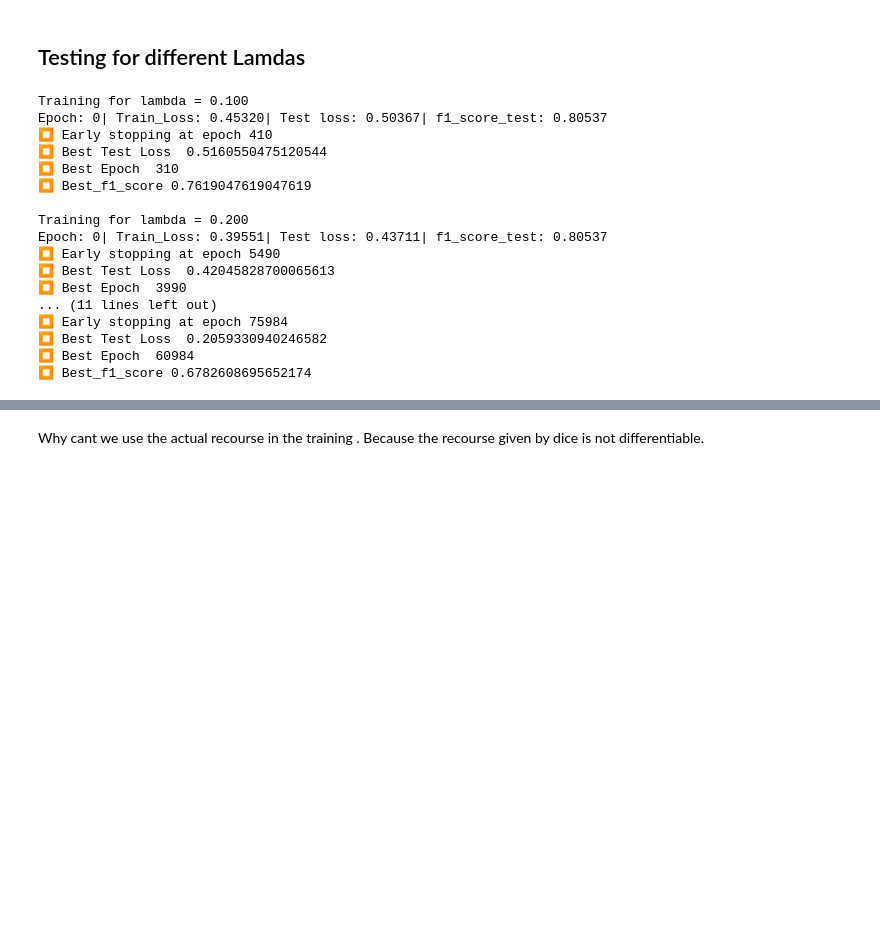
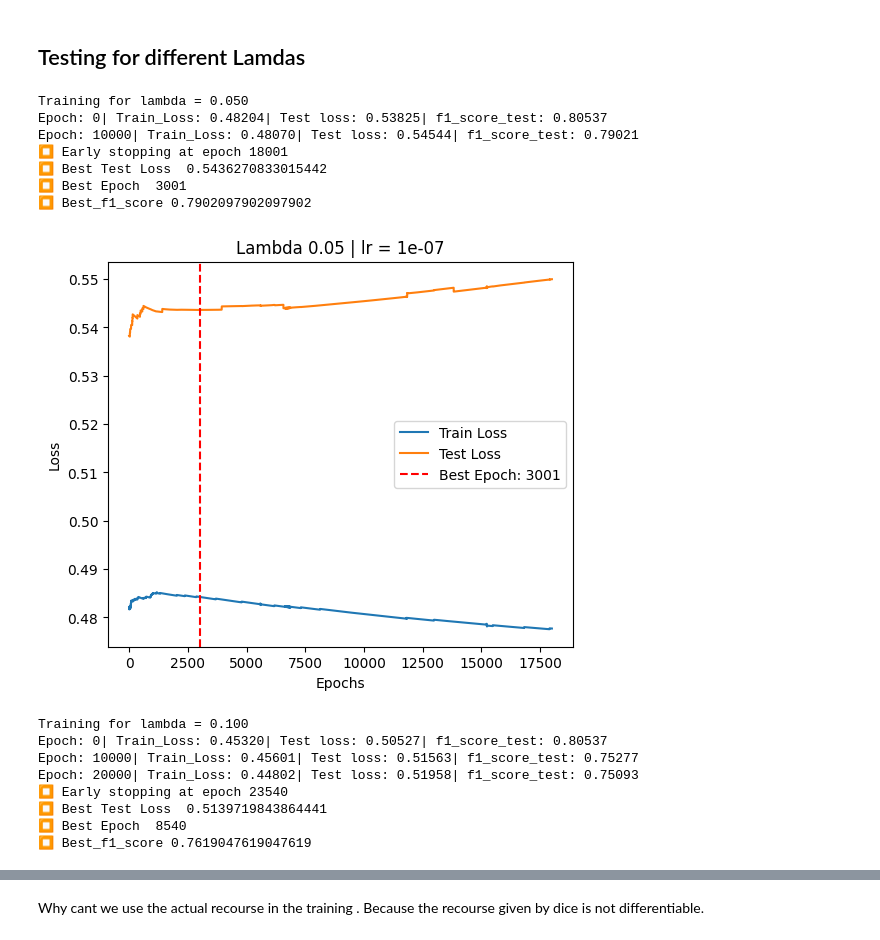
Before and after one commit to ahmedhammami2002/BachelorArbeitSoSe2025, a Jupyter notebook: ClassificationDice.ipynb, the cells around one changed output, grey strips where cells are left out. Saved outputs shown, nothing was run; the diff lists cells and outputs as text; code cells hidden in the pictures; blank space fills up the shorter version.

```diff
--- a/ClassificationDice.ipynb
+++ b/ClassificationDice.ipynb
@@ -401,21 +401,23 @@ plt.legend()
 # %% [markdown]
 ## Testing for different Lamdas
 # %%
-lambdas = [0.1,0.2,0.3]
-learning_rates = [0.000002,0.000001,0.0000002]
-patiences = [100,1500, 15000]
-starting_epochs = [100,200,3000]
-delta = [0.000001,0.001,0.001]
+lambdas = [0.05,0.1,0.15,0.2,0.25,0.3]
+lr = 0.0000001
+patience = 15000
+starting_epoch =3000
+delta = 0.001
 
 model1= NeuralNetwork(X.shape[1], 200, 2)
 model2= NeuralNetwork(X.shape[1], 200, 2)
 model3= NeuralNetwork(X.shape[1], 200, 2)
-models = [model1, model2, model3]
+model4= NeuralNetwork(X.shape[1], 200, 2)
+model5= NeuralNetwork(X.shape[1], 200, 2)
+model6= NeuralNetwork(X.shape[1], 200, 2)
+models = [model1, model2, model3, model4, model5, model6]
 best_f1_scores = []
 
-for lamda, lr, best_model , patience, starting_epoch in zip(lambdas, learning_rates, models, patiences, starting_epochs):
-
-    epochs = 500000
+for lamda, best_model in zip(lambdas, models):
+    epochs = 600000
 
     delta = 0.001
     best_test_loss = float('inf')
@@ -434,6 +436,8 @@ for lamda, lr, best_model , patience, starting_epoch in zip(lambdas, learning_ra
     loss_fn_1 = nn.CrossEntropyLoss()
     optimizer = torch.optim.Adam(loaded_model.parameters(), lr= lr)
 
+    train_losses = []
+    test_losses = []
     for epoch in range(epochs):
 
         # Refresh classification split
@@ -468,47 +472,63 @@ for lamda, lr, best_model , patience, starting_epoch in zip(lambdas, learning_ra
             test_loss_2 = torch.mean(abs_differences)
             test_loss = test_loss_1 - lamda * test_loss_2
 
             f1_score_test = f1_score(y_test, test_pred)
 
 
+        train_losses.append(loss.item())
+        test_losses.append(test_loss.item())
+
+
         # Logging
         if epoch % 10000 == 0:
             print(f"Epoch: {epoch}| Train_Loss: {loss:.5f}| Test loss: {test_loss:.5f}| f1_score_test: {f1_score_test:.5f}")
 
         if epoch > starting_epoch:
             # early stopping
             if test_loss.item() < best_test_loss - delta:
                 best_test_loss = test_loss.item()
                 best_epoch = epoch
                 best_f1_score = f1_score_test
                 counter = 0
                 best_model_state = loaded_model.state_dict()
             else:
                 counter += 1
                 if counter >= patience:
                     print(f"⏹️ Early stopping at epoch {epoch} ")
                     print(f"⏹️ Best Test Loss  {best_test_loss} ")
                     print(f"⏹️ Best Epoch  {best_epoch} ")
                     print(f"⏹️ Best_f1_score {best_f1_score} ")
                     best_f1_scores.append(best_f1_score)
+
+                    plt.figure(figsize=(6, 5))
+
+                    plt.plot(train_losses, label="Train Loss")
+                    plt.plot(test_losses, label="Test Loss")
+                    plt.axvline(x=best_epoch, color='r', linestyle='--', label=f"Best Epoch: {best_epoch}")
+                    plt.xlabel("Epochs")
+                    plt.ylabel("Loss")
+                    plt.title(f"Lambda {lamda} | lr = {lr}")
+                    plt.legend()
+
+                    plt.show()
+
                     break
 
     best_model.load_state_dict(best_model_state)
 # %% [output]
-Training for lambda = 0.100
-Epoch: 0| Train_Loss: 0.45320| Test loss: 0.50367| f1_score_test: 0.80537
-⏹️ Early stopping at epoch 410
-⏹️ Best Test Loss  0.5160550475120544
-⏹️ Best Epoch  310
-⏹️ Best_f1_score 0.7619047619047619
-
-Training for lambda = 0.200
-Epoch: 0| Train_Loss: 0.39551| Test loss: 0.43711| f1_score_test: 0.80537
-⏹️ Early stopping at epoch 5490
-⏹️ Best Test Loss  0.42045828700065613
-⏹️ Best Epoch  3990
-... (11 lines left out)
-⏹️ Early stopping at epoch 75984
-⏹️ Best Test Loss  0.2059330940246582
-⏹️ Best Epoch  60984
-⏹️ Best_f1_score 0.6782608695652174
+Training for lambda = 0.050
+Epoch: 0| Train_Loss: 0.48204| Test loss: 0.53825| f1_score_test: 0.80537
+Epoch: 10000| Train_Loss: 0.48070| Test loss: 0.54544| f1_score_test: 0.79021
+⏹️ Early stopping at epoch 18001
+⏹️ Best Test Loss  0.5436270833015442
+⏹️ Best Epoch  3001
+⏹️ Best_f1_score 0.7902097902097902
+[figure, added]
+Training for lambda = 0.100
+Epoch: 0| Train_Loss: 0.45320| Test loss: 0.50527| f1_score_test: 0.80537
+Epoch: 10000| Train_Loss: 0.45601| Test loss: 0.51563| f1_score_test: 0.75277
+Epoch: 20000| Train_Loss: 0.44802| Test loss: 0.51958| f1_score_test: 0.75093
+⏹️ Early stopping at epoch 23540
+⏹️ Best Test Loss  0.5139719843864441
+⏹️ Best Epoch  8540
+⏹️ Best_f1_score 0.7619047619047619
```
Also changed, not shown: parts of 13 cells of this notebook, 1 other file.
